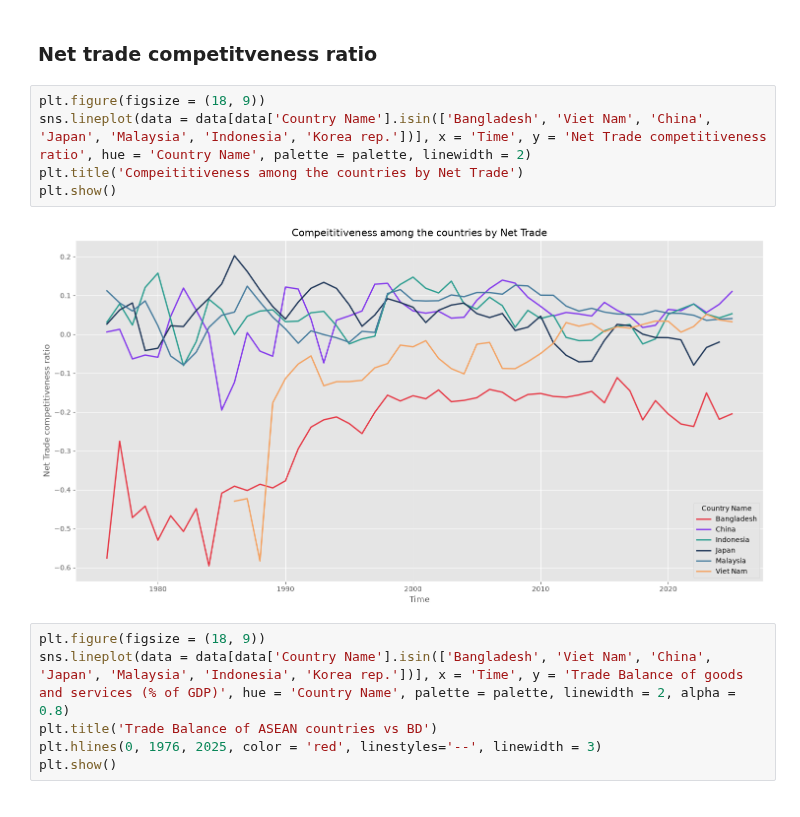
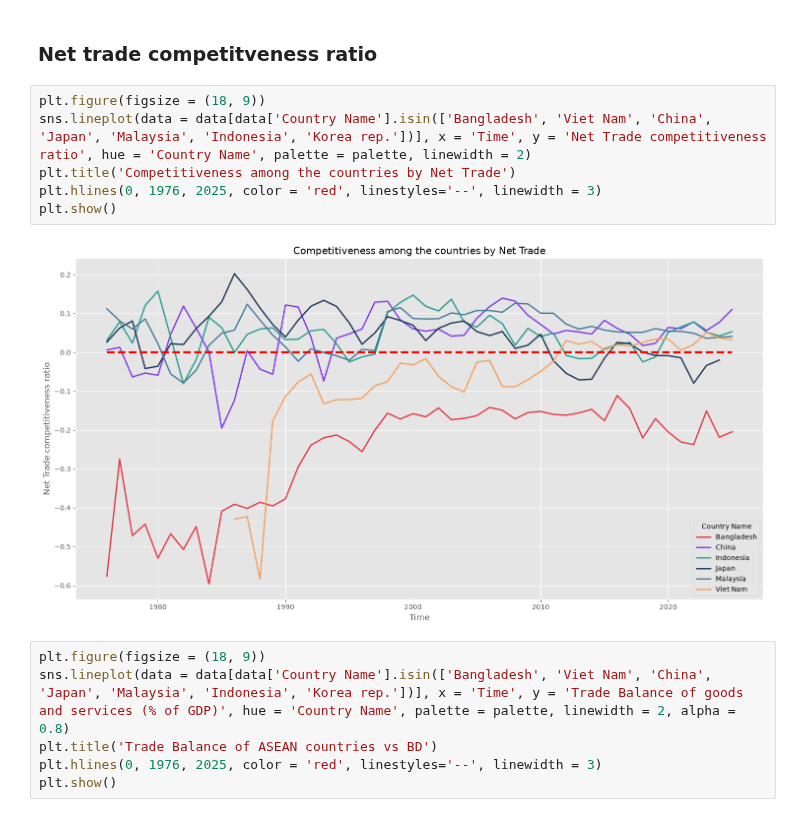
Before and after one commit to MJwd-Hasan/bd_flying_geese, a Jupyter notebook: export_import.ipynb, the cells around one changed output. Cells and saved outputs as stored; diff of their text form.

```diff
--- a/export_import.ipynb
+++ b/export_import.ipynb
@@ -899,10 +899,11 @@ plt.show()
 # %%
 plt.figure(figsize = (18, 9))
 sns.lineplot(data = data[data['Country Name'].isin(['Bangladesh', 'Viet Nam', 'China', 'Japan', 'Malaysia', 'Indonesia', 'Korea rep.'])], x = 'Time', y = 'Net Trade competitiveness ratio', hue = 'Country Name', palette = palette, linewidth = 2)
-plt.title('Compeititiveness among the countries by Net Trade')
+plt.title('Competitiveness among the countries by Net Trade')
+plt.hlines(0, 1976, 2025, color = 'red', linestyles='--', linewidth = 3)
 plt.show()
 # %% [output]
-[figure, old version]
+[figure, new version]
 # %%
 plt.figure(figsize = (18, 9))
 sns.lineplot(data = data[data['Country Name'].isin(['Bangladesh', 'Viet Nam', 'China', 'Japan', 'Malaysia', 'Indonesia', 'Korea rep.'])], x = 'Time', y = 'Trade Balance of goods and services (% of GDP)', hue = 'Country Name', palette = palette, linewidth = 2, alpha = 0.8)
```
Also changed, not shown: 2 other files.
